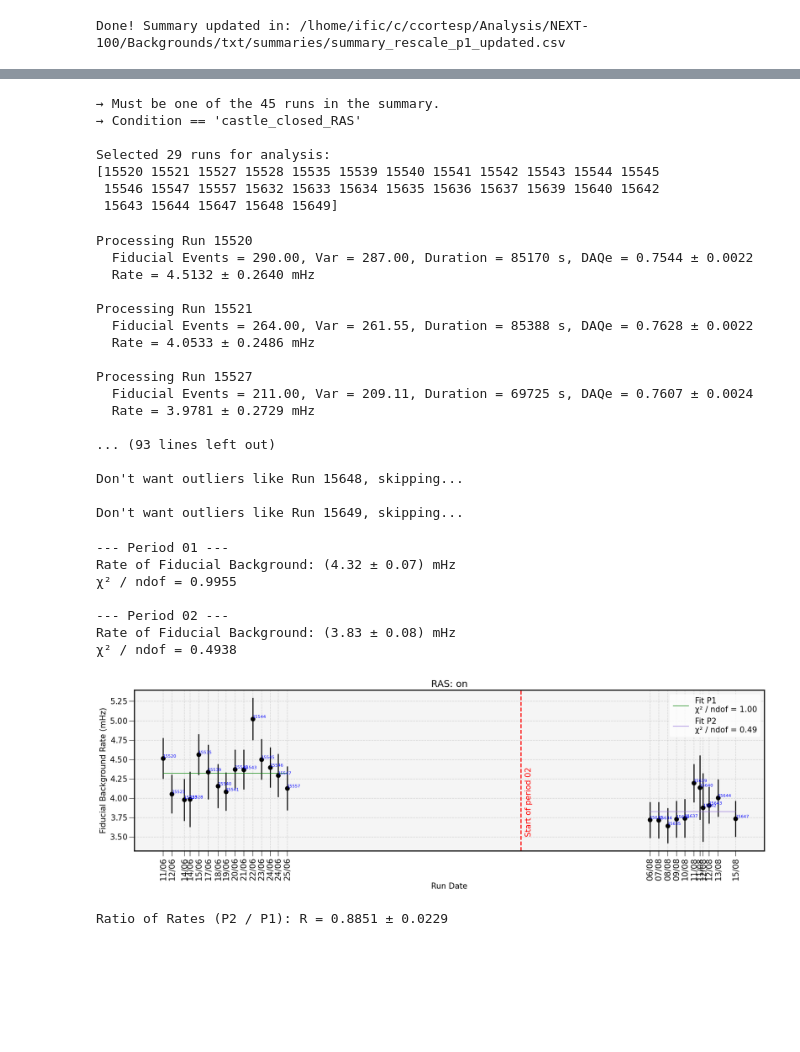
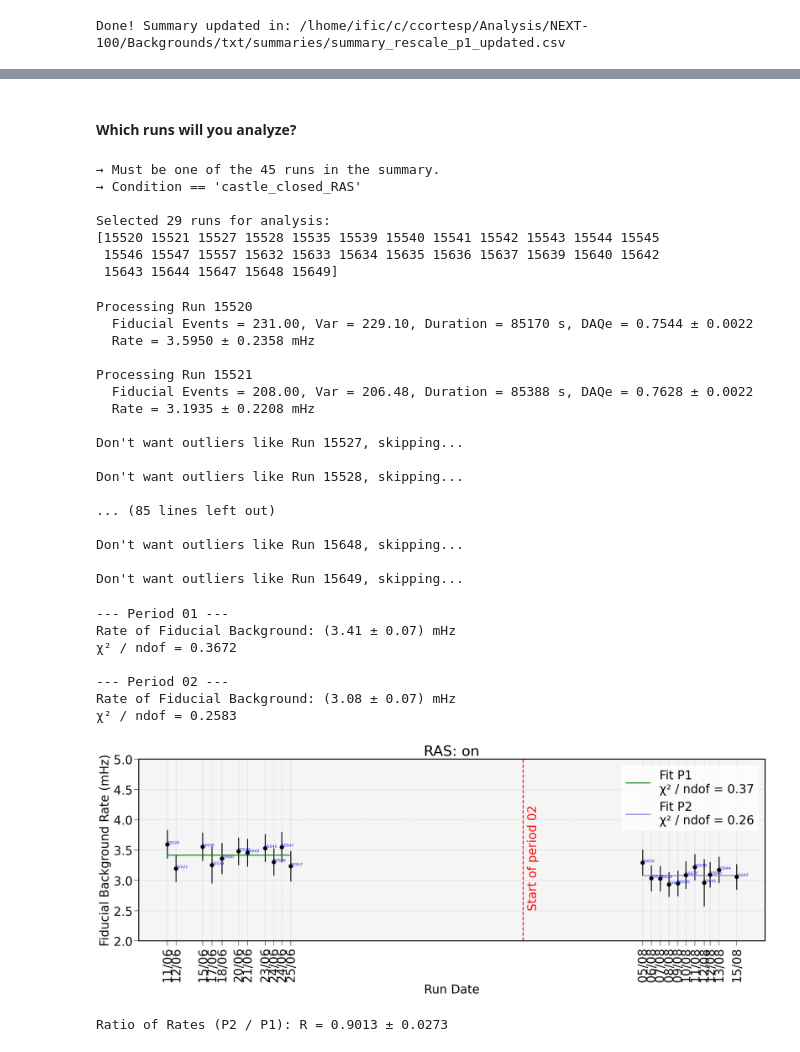
Before and after one commit to camacortespar/next-analysis, a Jupyter notebook: NEXT-100/Backgrounds/notebooks/Analyzing_p1.ipynb, the cells around one changed output, grey strips where cells are left out. Saved outputs shown, nothing was run; the diff lists cells and outputs as text; code cells hidden in the pictures; blank space fills up the shorter version.

Commit message:
Update: correction in the correlation analysis, new values in rescaling for period 01 and period 02

```diff
--- a/NEXT-100/Backgrounds/notebooks/Analyzing_p1.ipynb
+++ b/NEXT-100/Backgrounds/notebooks/Analyzing_p1.ipynb
@@ -355,3 +357,21 @@ Revisar esto, bien escrito hay que tenerlo.
+# %%
+# ----- Main Directories ----- #
+RUNS_INFO_DIR = '/lhome/ific/c/ccortesp/Analysis/NEXT-100/Backgrounds/utilities/'
+SUMMARY_DIR   = '/lhome/ific/c/ccortesp/Analysis/NEXT-100/Backgrounds/txt/summaries/'
+
+# ----- Filenames ----- #
+SUMMARY_NAME = f'summary_rescale_p1_updated_v2.csv'
+
+# ----- Load Dataframes ----- #
+RUNS_INFO_DF = pd.read_csv(os.path.join(RUNS_INFO_DIR, f'runs_information.csv'))
+RUNS_INFO_DF.columns = RUNS_INFO_DF.columns.str.strip()
+
+SUMMARY_DF   = pd.read_csv(os.path.join(SUMMARY_DIR, SUMMARY_NAME))
+SUMMARY_DF.drop(columns=['Unnamed: 0'], inplace=True)
+SUMMARY_DF.columns = SUMMARY_DF.columns.str.strip()
+SUMMARY_DF.sort_values(by='Run_ID', inplace=True)
+# %% [markdown]
+#### Which runs will you analyze?
 # %%
 # ----- Configuration ----- #
 DATA_PERIOD = None                          # Options: None, 1, 2
@@ -391,7 +411,7 @@ Run_numbers = []
 # ----- Run Loop ----- #
 for run_id in RUNS_TO_ANALYZE:
 
-    if run_id in [15632, 15648, 15649]:
+    if run_id in [15527, 15528, 15541, 15544, 15640, 15648, 15649]:
         print(f"Don't want outliers like Run {run_id}, skipping...\n")
         continue
 
@@ -422,18 +442,18 @@ for run_id in RUNS_TO_ANALYZE:
     print(f'  Rate = {rate_CV*1e3:.4f} ± {rate_err*1e3:.4f} mHz\n')
 # %% [output]
 Processing Run 15520
-  Fiducial Events = 290.00, Var = 287.00, Duration = 85170 s, DAQe = 0.7544 ± 0.0022
-  Rate = 4.5132 ± 0.2640 mHz
+  Fiducial Events = 231.00, Var = 229.10, Duration = 85170 s, DAQe = 0.7544 ± 0.0022
+  Rate = 3.5950 ± 0.2358 mHz
 
 Processing Run 15521
-  Fiducial Events = 264.00, Var = 261.55, Duration = 85388 s, DAQe = 0.7628 ± 0.0022
-  Rate = 4.0533 ± 0.2486 mHz
+  Fiducial Events = 208.00, Var = 206.48, Duration = 85388 s, DAQe = 0.7628 ± 0.0022
+  Rate = 3.1935 ± 0.2208 mHz
 
-Processing Run 15527
-  Fiducial Events = 211.00, Var = 209.11, Duration = 69725 s, DAQe = 0.7607 ± 0.0024
-  Rate = 3.9781 ± 0.2729 mHz
+Don't want outliers like Run 15527, skipping...
 
-... (93 lines left out)
+Don't want outliers like Run 15528, skipping...
+
+... (85 lines left out)
 
 Don't want outliers like Run 15648, skipping...
 
@@ -500,46 +520,47 @@ for i, period in enumerate([P1_time, P2_time]):
     Period_info[i+1]['y_fit'] = y_fit
 # %% [output]
 --- Period 01 ---
-Rate of Fiducial Background: (4.32 ± 0.07) mHz
-χ² / ndof = 0.9955
+Rate of Fiducial Background: (3.41 ± 0.07) mHz
+χ² / ndof = 0.3672
 
 --- Period 02 ---
-Rate of Fiducial Background: (3.83 ± 0.08) mHz
-χ² / ndof = 0.4938
+Rate of Fiducial Background: (3.08 ± 0.07) mHz
+χ² / ndof = 0.2583
 # %%
 # ----- Plotting ----- #
-plt.figure(figsize=(18, 6))
+plt.figure(figsize=(20, 8))
 
 # Data
 plt.errorbar(Date_CV, Rate_CV, xerr=Date_Err, yerr=Rate_Err, fmt='o', c='black', ecolor='black')
 for x, y, run_id in zip(Date_CV, Rate_CV, Run_numbers):
     plt.text(x, y, str(run_id), fontsize=8, ha='left', va='bottom', color='blue')       # Run number near the point
 
 # Fits
 for i in [1, 2]:
-    plt.plot(Period_info[i]['x_fit'], Period_info[i]['y_fit'], color=pt.hist_colors[4*i % len(pt.hist_colors)], ls='-', lw=1.0, label=f'Fit P{i}\nχ² / ndof = {Period_info[i]["Red_Chi2"]:.2f}')
+    plt.plot(Period_info[i]['x_fit'], Period_info[i]['y_fit'], color=pt.hist_colors[4*i % len(pt.hist_colors)], ls='-', label=f'Fit P{i}\nχ² / ndof = {Period_info[i]["Red_Chi2"]:.2f}')
 
 # Important dates
 plt.axvline(x=P2_START, color='red', ls='--')
-plt.text(P2_START + 4e4, 3.5, 'Start of period 02', color='red', ha='left', va='bottom', rotation=90)
+plt.text(P2_START + 4e4, 2.5, 'Start of period 02', color='red', ha='left', va='bottom', rotation=90)
 
 # Styling
 x_labels = [crudo.epoch_converter(t, h=False) for t in Date_CV]        # Convert x-axis bin edges to readable time format
 plt.xticks(Date_CV, x_labels, rotation=90, ha='center')
 plt.xlabel('Run Date')
 plt.ylabel('Fiducial Background Rate (mHz)')
+plt.ylim(2.0, 5.0)
 plt.legend(loc='upper right')
 plt.title('RAS: on')
 
 plt.grid(True)
 plt.gca().set_facecolor("whitesmoke")
 plt.tight_layout()
 plt.show()
 
 # ---- Ratio of Rates (RAS = on) ---- #
 R_CV  = Period_info[2]['Rate_CV'] / Period_info[1]['Rate_CV']
 R_Err = R_CV * np.sqrt( (Period_info[1]['Rate_Err'] / Period_info[1]['Rate_CV'])**2 + (Period_info[2]['Rate_Err'] / Period_info[2]['Rate_CV'])**2 )
 print(f'Ratio of Rates (P2 / P1): R = {R_CV:.4f} ± {R_Err:.4f}')
 # %% [output]
-[figure, old version]
+[figure, new version]
-Ratio of Rates (P2 / P1): R = 0.8851 ± 0.0229
+Ratio of Rates (P2 / P1): R = 0.9013 ± 0.0273
```
Also changed, not shown: parts of 3 cells of this notebook, 5 other files.
